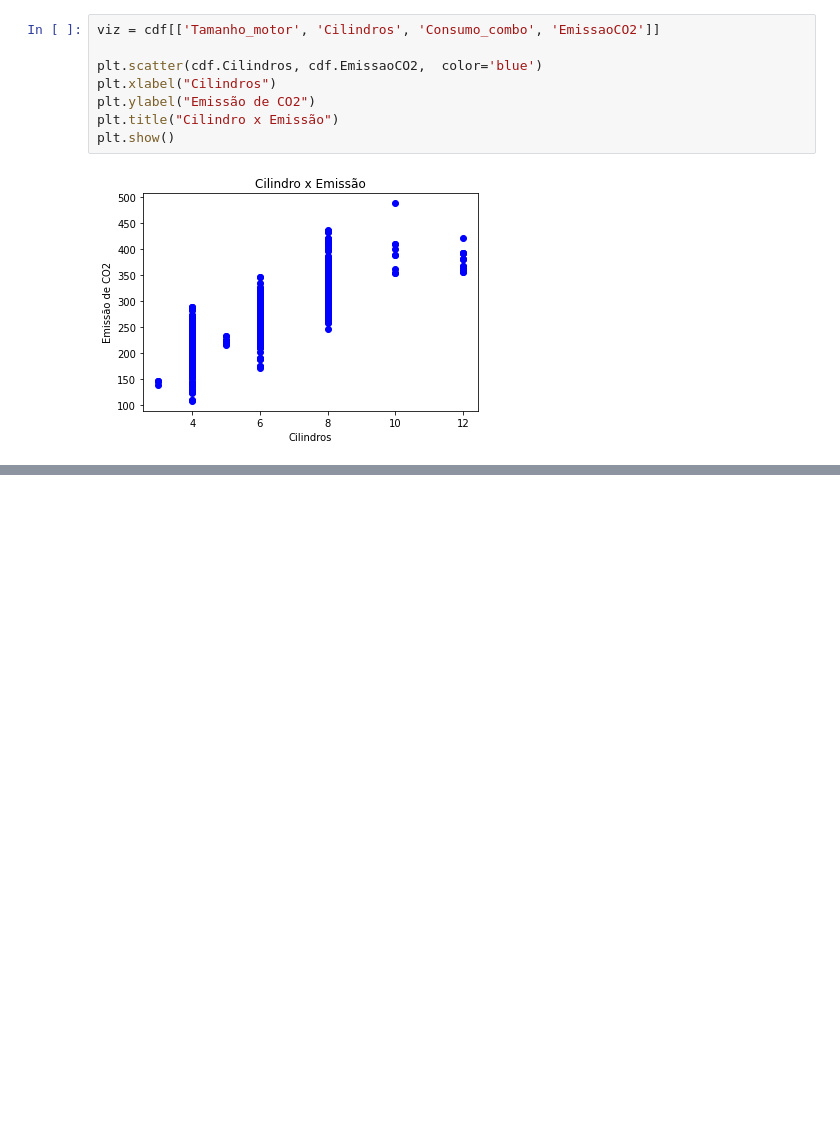
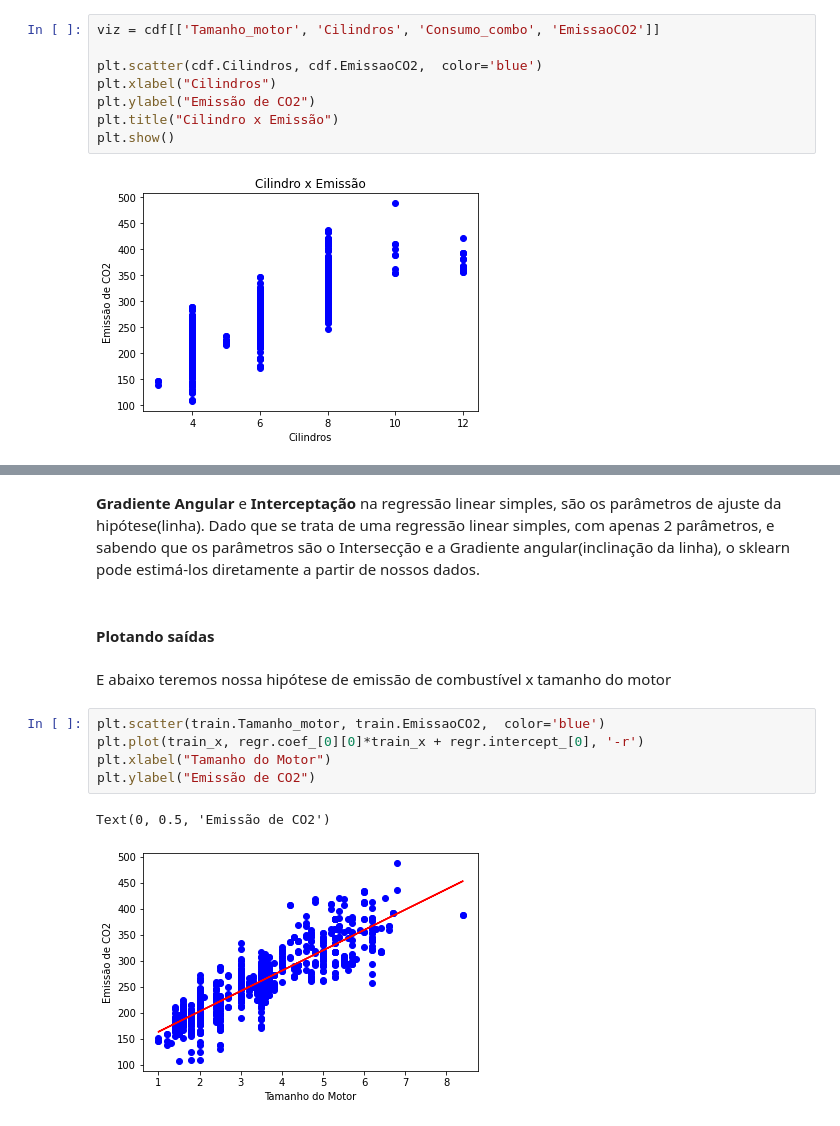
Before and after one commit to kauebr/Machine-Learning-Projects-IBM, a Jupyter notebook: Regressao Linear simples com SCIKIT-LEARN/Regressao linear simples-1.ipynb, the cells around one changed output, grey strips where cells are left out. Cells and saved outputs as stored; diff of their text form; blank space fills up the shorter version.

```diff
--- a/Regressao Linear simples com SCIKIT-LEARN/Regressao linear simples-1.ipynb
+++ b/Regressao Linear simples com SCIKIT-LEARN/Regressao linear simples-1.ipynb
@@ -140,0 +184,15 @@ plt.show()
+# %% [markdown]
+ **Gradiente Angular** e **Interceptação** na regressão linear simples, são os parâmetros de ajuste da hipótese(linha).
+Dado que se trata de uma regressão linear simples, com apenas 2 parâmetros, e sabendo que os parâmetros são o Intersecção e a Gradiente angular(inclinação da linha), o sklearn pode estimá-los diretamente a partir de nossos dados.
+# %% [markdown]
+#### Plotando saídas
+# %% [markdown]
+E abaixo teremos nossa hipótese de emissão de combustível x tamanho do motor
+# %%
+plt.scatter(train.Tamanho_motor, train.EmissaoCO2,  color='blue')
+plt.plot(train_x, regr.coef_[0][0]*train_x + regr.intercept_[0], '-r')
+plt.xlabel("Tamanho do Motor")
+plt.ylabel("Emissão de CO2")
+# %% [output]
+Text(0, 0.5, 'Emissão de CO2')
+[figure, added]
```
Also changed, not shown: parts of 7 cells of this notebook.
